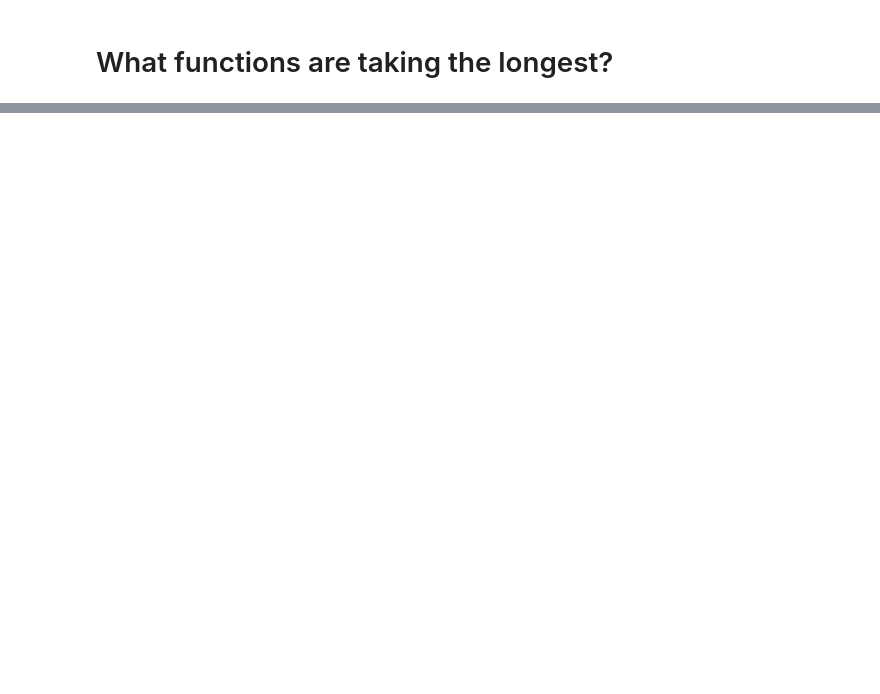
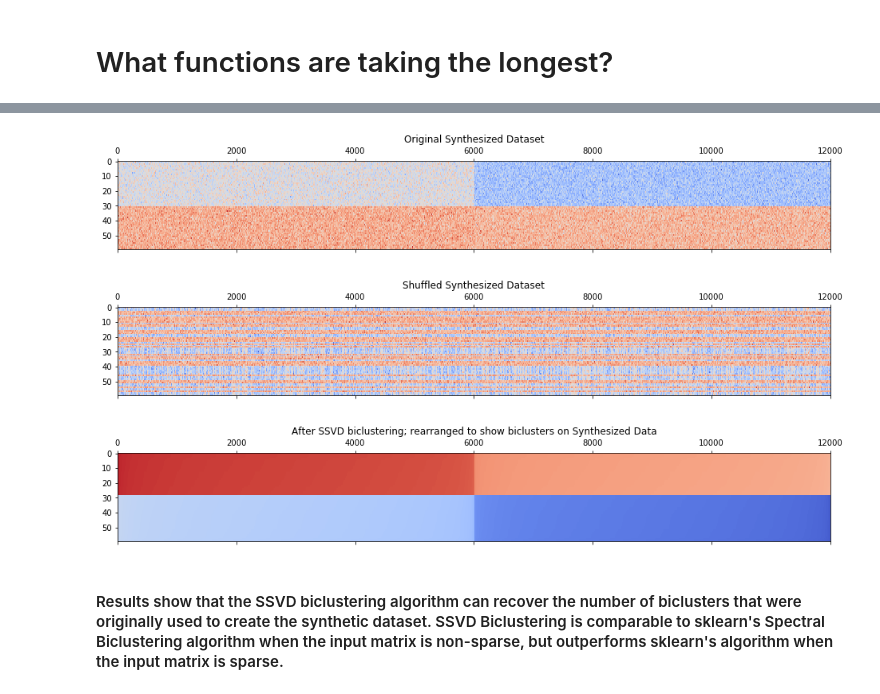
Before and after one commit to krm58/Biclustering-SSVD, a Jupyter notebook: Sparse SVD Optimized.ipynb, the cells around one changed output, grey strips where cells are left out. Cells and saved outputs as stored; diff of their text form; code cells hidden in the pictures; blank space fills up the shorter version.

```diff
--- a/Sparse SVD Optimized.ipynb
+++ b/Sparse SVD Optimized.ipynb
@@ -154,0 +260,28 @@ df
+# %%
+#Implement our SSVD algorithm on synthesized data
+[u1,v1,iters] = ssvd(data)
+Xstar1 = np.outer(u1, v1.T)
+X = data-Xstar1
+xmax = np.max(np.abs(X))
+# %%
+v1sort = np.sort(v1)[::-1] #sort descending
+u1sort = np.sort(u1)[::-1] #sort descending
+x = np.outer(u1sort, v1sort.T)
+xfake = x/xmax
+# %%
+plt.matshow(data.T, cmap=plt.cm.coolwarm_r, aspect='auto')
+plt.title("Original Synthesized Dataset", y=1.15)
+
+datashuff, row_idx, col_idx = sg._shuffle(data, random_state=0)
+plt.matshow(datashuff.T, cmap=plt.cm.coolwarm_r, aspect='auto')
+plt.title("Shuffled Synthesized Dataset", y=1.15)
+
+plt.matshow(xfake.T, cmap=plt.cm.coolwarm_r, aspect='auto')
+plt.title("After SSVD biclustering; rearranged to show biclusters on Synthesized Data", y=1.15)
+plt.show()
+# %% [output]
+[figure, added]
+[figure, added]
+[figure, added]
+# %% [markdown]
+#### Results show that the SSVD biclustering algorithm can recover the number of biclusters that were originally used to create the synthetic dataset. SSVD Biclustering is comparable to sklearn's Spectral Biclustering algorithm when the input matrix is non-sparse, but outperforms sklearn's algorithm when the input matrix is sparse.
```
Also changed, not shown: parts of 25 cells of this notebook.
